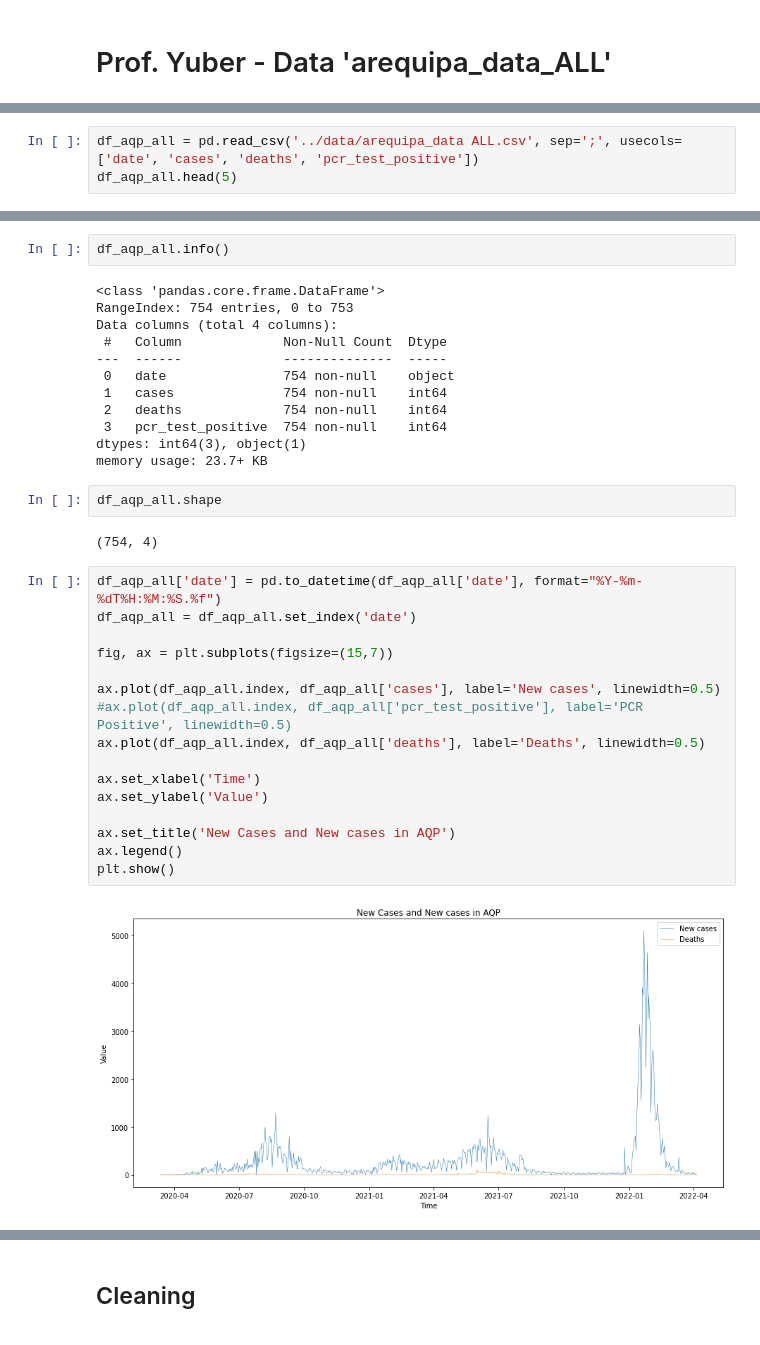
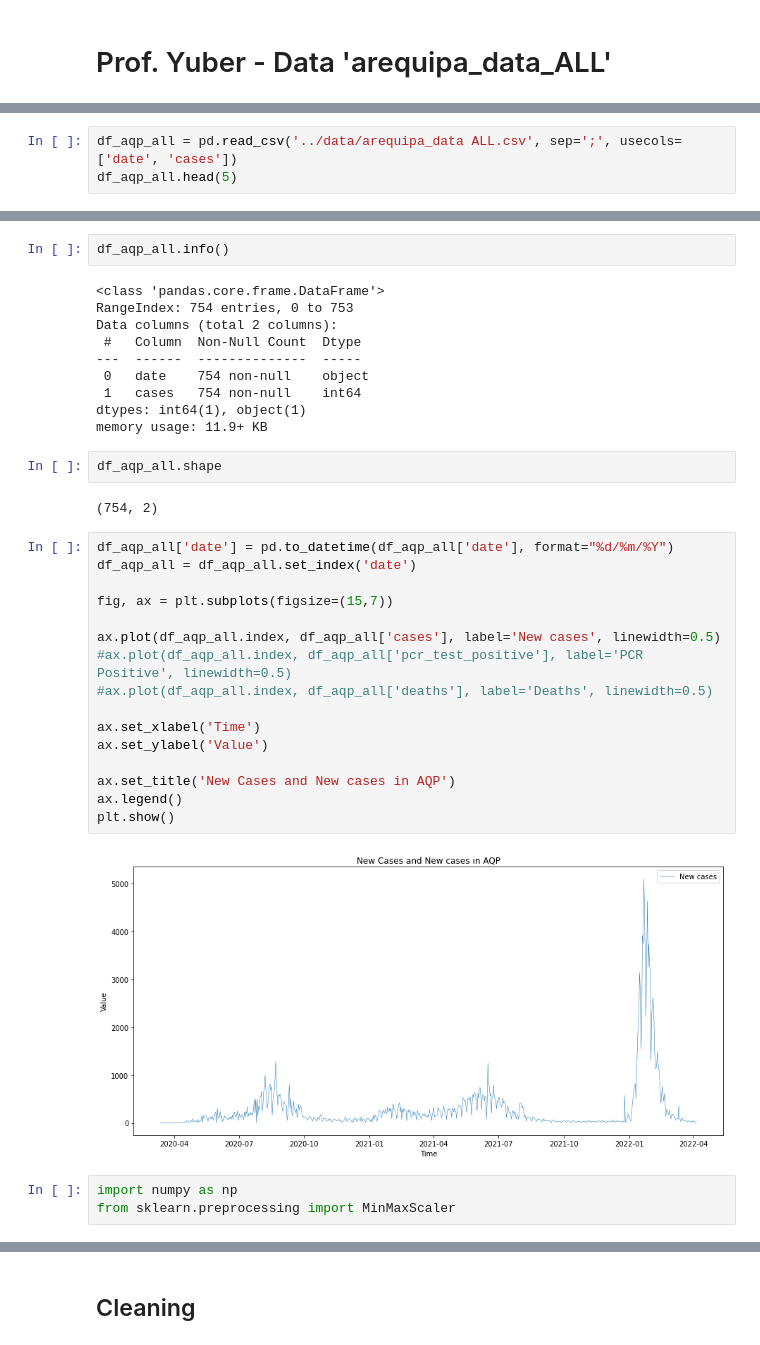
Before and after one commit to luismoroco/ML-Research-UNSA-UOKlahoma, a Jupyter notebook: visualization/main.ipynb, the cells around one changed output, grey strips where cells are left out. Saved outputs shown, nothing was run; the diff lists cells and outputs as text.

```diff
--- a/visualization/main.ipynb
+++ b/visualization/main.ipynb
@@ -318,4 +320,4 @@ df.shape
 # %%
-df_aqp_all = pd.read_csv('../data/arequipa_data ALL.csv', sep=';', usecols=['date', 'cases', 'deaths', 'pcr_test_positive'])
+df_aqp_all = pd.read_csv('../data/arequipa_data ALL.csv', sep=';', usecols=['date', 'cases'])
 df_aqp_all.head(5)
 # %% [output]
@@ -339,34 +341,35 @@ df_aqp_all.info()
 # %% [output]
 <class 'pandas.core.frame.DataFrame'>
 RangeIndex: 754 entries, 0 to 753
-Data columns (total 4 columns):
- #   Column             Non-Null Count  Dtype
----  ------             --------------  -----
- 0   date               754 non-null    object
- 1   cases              754 non-null    int64
- 2   deaths             754 non-null    int64
- 3   pcr_test_positive  754 non-null    int64
-dtypes: int64(3), object(1)
-memory usage: 23.7+ KB
+Data columns (total 2 columns):
+ #   Column  Non-Null Count  Dtype
+---  ------  --------------  -----
+ 0   date    754 non-null    object
+ 1   cases   754 non-null    int64
+dtypes: int64(1), object(1)
+memory usage: 11.9+ KB
 # %%
 df_aqp_all.shape
 # %% [output]
-(754, 4)
+(754, 2)
 # %%
-df_aqp_all['date'] = pd.to_datetime(df_aqp_all['date'], format="%Y-%m-%dT%H:%M:%S.%f")
+df_aqp_all['date'] = pd.to_datetime(df_aqp_all['date'], format="%d/%m/%Y")
 df_aqp_all = df_aqp_all.set_index('date')
 
 fig, ax = plt.subplots(figsize=(15,7))
 
 ax.plot(df_aqp_all.index, df_aqp_all['cases'], label='New cases', linewidth=0.5)
 #ax.plot(df_aqp_all.index, df_aqp_all['pcr_test_positive'], label='PCR Positive', linewidth=0.5)
-ax.plot(df_aqp_all.index, df_aqp_all['deaths'], label='Deaths', linewidth=0.5)
+#ax.plot(df_aqp_all.index, df_aqp_all['deaths'], label='Deaths', linewidth=0.5)
 
 ax.set_xlabel('Time')
 ax.set_ylabel('Value')
 
 ax.set_title('New Cases and New cases in AQP')
 ax.legend()
 plt.show()
 # %% [output]
-[figure, old version]
+[figure, new version]
+# %%
+import numpy as np
+from sklearn.preprocessing import MinMaxScaler
```
Also changed, not shown: parts of 28 cells of this notebook, 6 other files.
